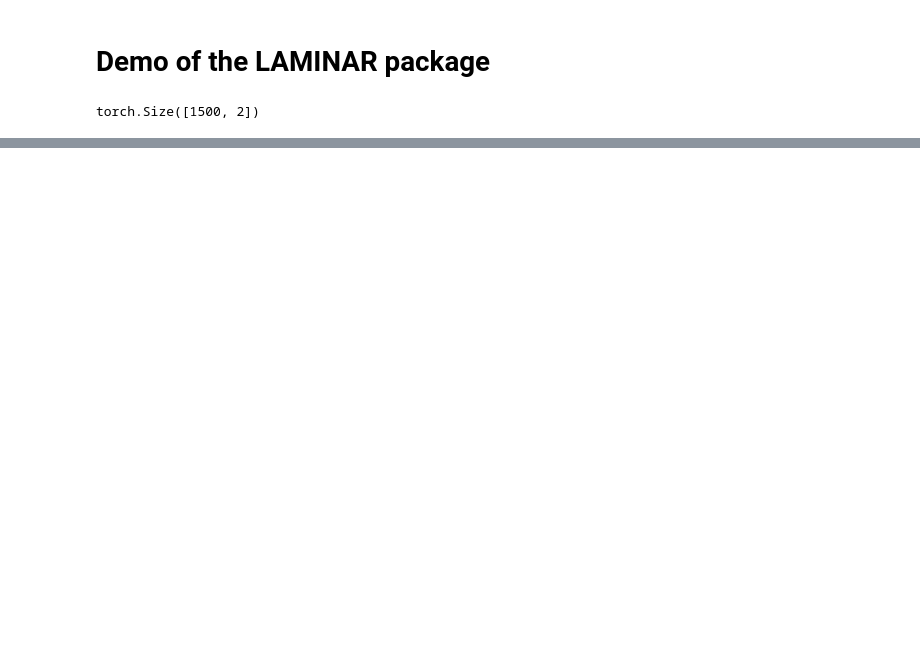
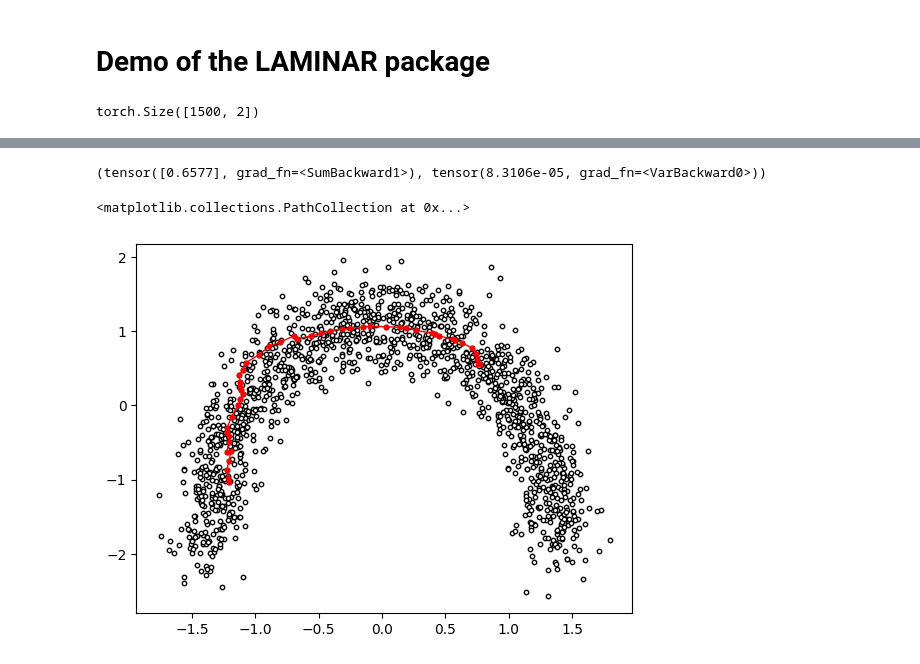
Before and after one commit to CKleiber/LAMINAR, a Jupyter notebook: notebooks/demo.ipynb, the cells around one changed output, grey strips where cells are left out. Drawn from its saved outputs; the diff is of its cells as text; code cells hidden in the pictures; blank space fills up the shorter version.

```diff
--- a/notebooks/demo.ipynb
+++ b/notebooks/demo.ipynb
@@ -167,0 +111,16 @@ plot = ax[1].scatter(data.numpy()[:, 0], data.numpy()[:, 1], c=c, s=10)
+# %%
+# get approximate ditance between first two points
+dist, path = LAM.distance_approx(data[0], data[1])
+
+print(dist)
+
+# plot the path on the data
+plt.scatter(data[:, 0], data[:, 1], s=10, c='w', edgecolor='k')
+plt.plot(path[:, 0], path[:, 1], c='r', linewidth=1)
+plt.scatter(path[:, 0], path[:, 1], s=10, c='r')
+plt.scatter(data[0, 0], data[0, 1], s=10, c='r', marker='x')
+plt.scatter(data[1, 0], data[1, 1], s=10, c='r', marker='x')
+# %% [output]
+(tensor([0.6577], grad_fn=<SumBackward1>), tensor(8.3106e-05, grad_fn=<VarBackward0>))
+<matplotlib.collections.PathCollection at 0x...>
+[figure, added]
```
Also changed, not shown: parts of 15 cells of this notebook, 2 other files.
